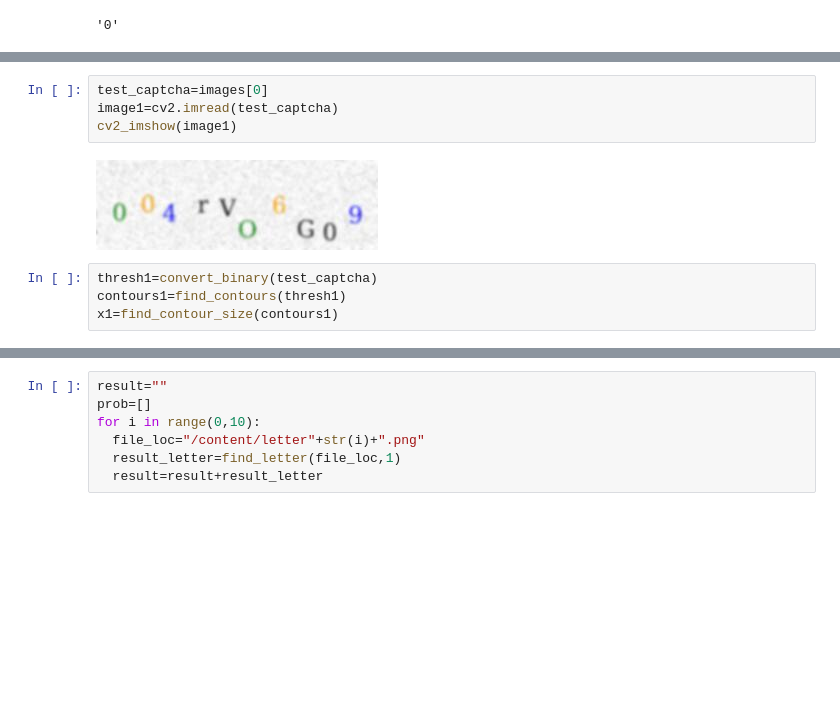
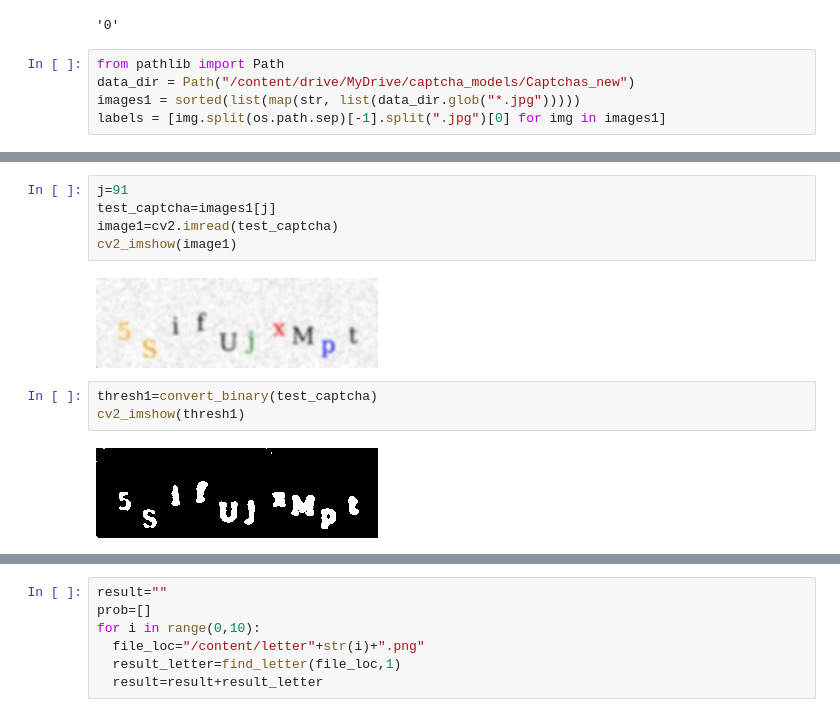
Before and after one commit to qwertymasterkey/captcha_recognition, a Jupyter notebook: 1_captcha_segmentation_output.ipynb, the cells around one changed output, grey strips where cells are left out. Drawn from its saved outputs; the diff is of its cells as text; blank space fills up the shorter version.

```diff
--- a/1_captcha_segmentation_output.ipynb
+++ b/1_captcha_segmentation_output.ipynb
@@ -298,3 +298,8 @@ test 2 False
 labels[5][0]
 # %% [output]
 '0'
+# %%
+from pathlib import Path
+data_dir = Path("/content/drive/MyDrive/captcha_models/Captchas_new")
+images1 = sorted(list(map(str, list(data_dir.glob("*.jpg")))))
+labels = [img.split(os.path.sep)[-1].split(".jpg")[0] for img in images1]
@@ -301,10 +324,12 @@ labels[5][0]
 # %%
-test_captcha=images[0]
+j=91
+test_captcha=images1[j]
 image1=cv2.imread(test_captcha)
 cv2_imshow(image1)
 # %% [output]
-[figure, old version]
+[figure, new version]
 # %%
 thresh1=convert_binary(test_captcha)
-contours1=find_contours(thresh1)
-x1=find_contour_size(contours1)
+cv2_imshow(thresh1)
+# %% [output]
+[figure, added]
```
Also changed, not shown: parts of 38 cells of this notebook.
